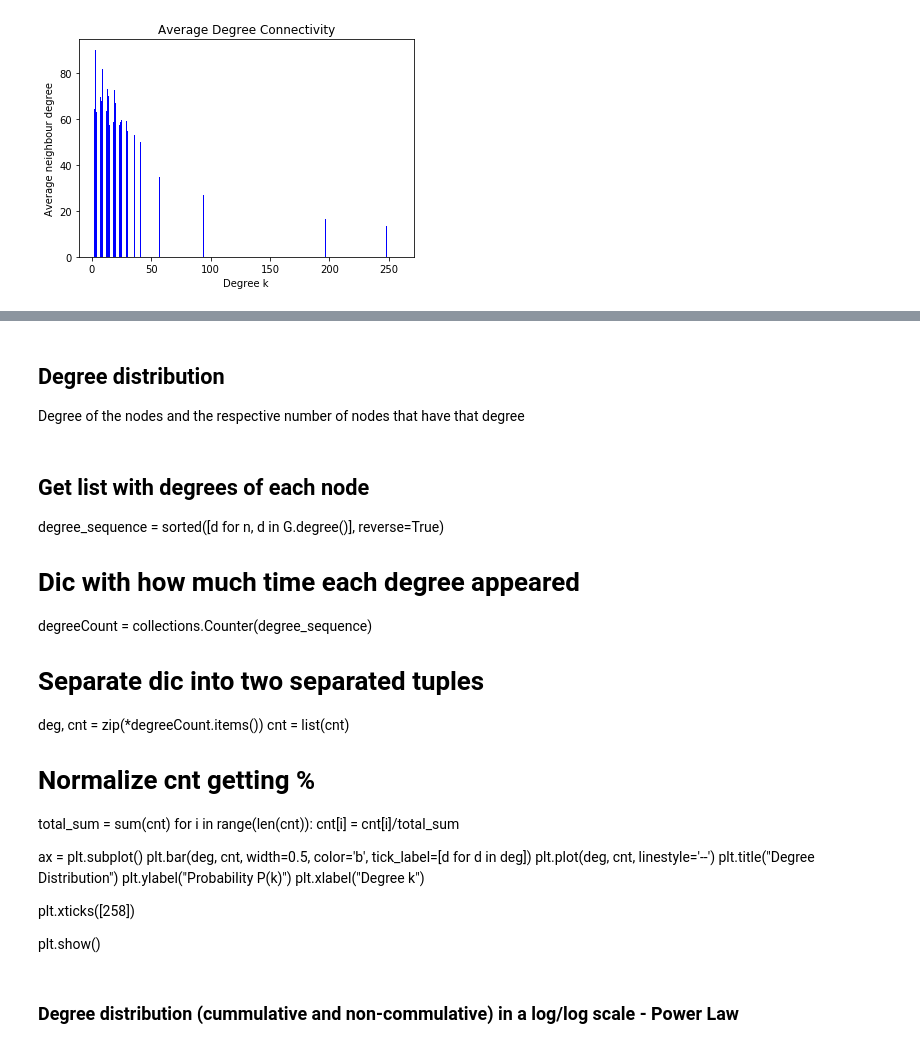
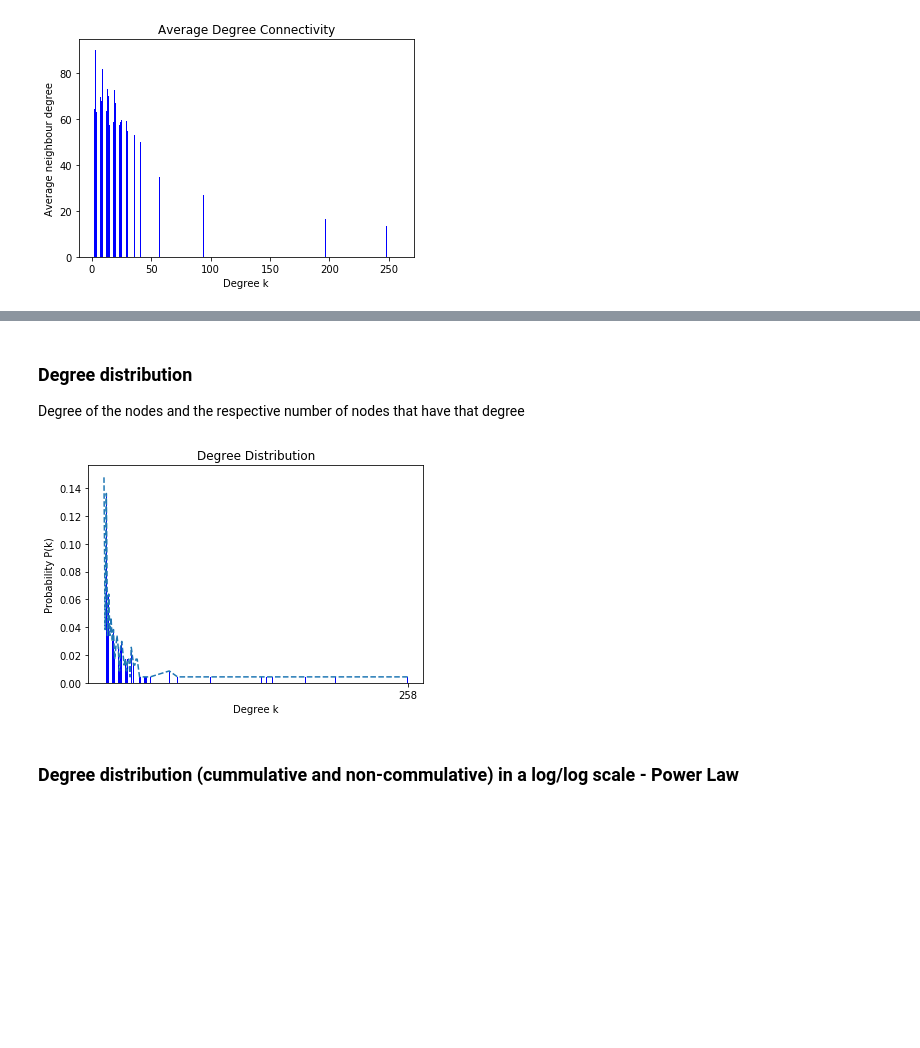
Before and after one commit to DCalhas/RC_Project, a Jupyter notebook: airports_RC.ipynb, the cells around one changed output, grey strips where cells are left out. Saved outputs shown, nothing was run; the diff lists cells and outputs as text; code cells hidden in the pictures; blank space fills up the shorter version.

```diff
--- a/airports_RC.ipynb
+++ b/airports_RC.ipynb
@@ -154,33 +134,35 @@ Calculating best minimal value for power law fit
 # %% [markdown]
-## Degree distribution
+### Degree distribution
 Degree of the nodes and the respective number of nodes that have that degree
-# %% [markdown]
-## Get list with degrees of each node
-degree_sequence = sorted([d for n, d in G.degree()], reverse=True)
-
-# Dic with how much time each degree appeared
-degreeCount = collections.Counter(degree_sequence)
-
-# Separate dic into two separated tuples
-deg, cnt = zip(*degreeCount.items())
-cnt = list(cnt)
-
-
-# Normalize cnt getting %
-total_sum = sum(cnt)
-for i in range(len(cnt)):
-    cnt[i] = cnt[i]/total_sum
-
-ax = plt.subplot()
-plt.bar(deg, cnt, width=0.5, color='b', tick_label=[d for d in deg])
-plt.plot(deg, cnt, linestyle='--')
-plt.title("Degree Distribution")
-plt.ylabel("Probability P(k)")
-plt.xlabel("Degree k")
-
-plt.xticks([258])
-
-plt.show()
+# %%
+# Get list with degrees of each node
+degree_sequence = sorted([d for n, d in G.degree()], reverse=True)
+
+# Dic with how much time each degree appeared
+degreeCount = collections.Counter(degree_sequence)
+
+# Separate dic into two separated tuples
+deg, cnt = zip(*degreeCount.items())
+cnt = list(cnt)
+
+
+# Normalize cnt getting %
+total_sum = sum(cnt)
+for i in range(len(cnt)):
+    cnt[i] = cnt[i]/total_sum
+
+ax = plt.subplot()
+plt.bar(deg, cnt, width=0.5, color='b', tick_label=[d for d in deg])
+plt.plot(deg, cnt, linestyle='--')
+plt.title("Degree Distribution")
+plt.ylabel("Probability P(k)")
+plt.xlabel("Degree k")
+
+plt.xticks([258])
+
+plt.show()
+# %% [output]
+[figure, added]
 # %% [markdown]
 ### Degree distribution (cummulative and non-commulative) in a log/log scale - Power Law
 # %%
```
Also changed, not shown: parts of 5 cells of this notebook.
